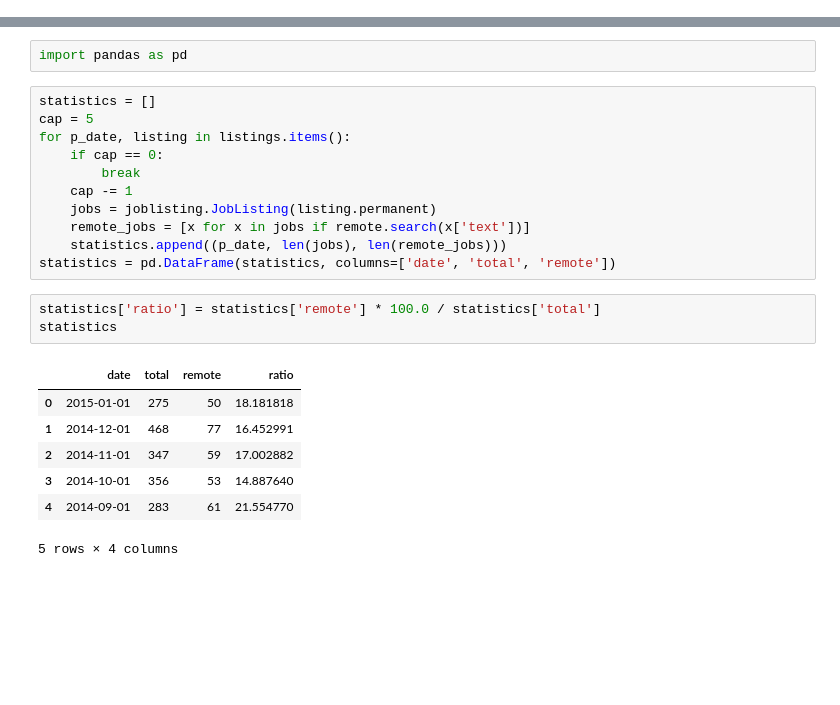
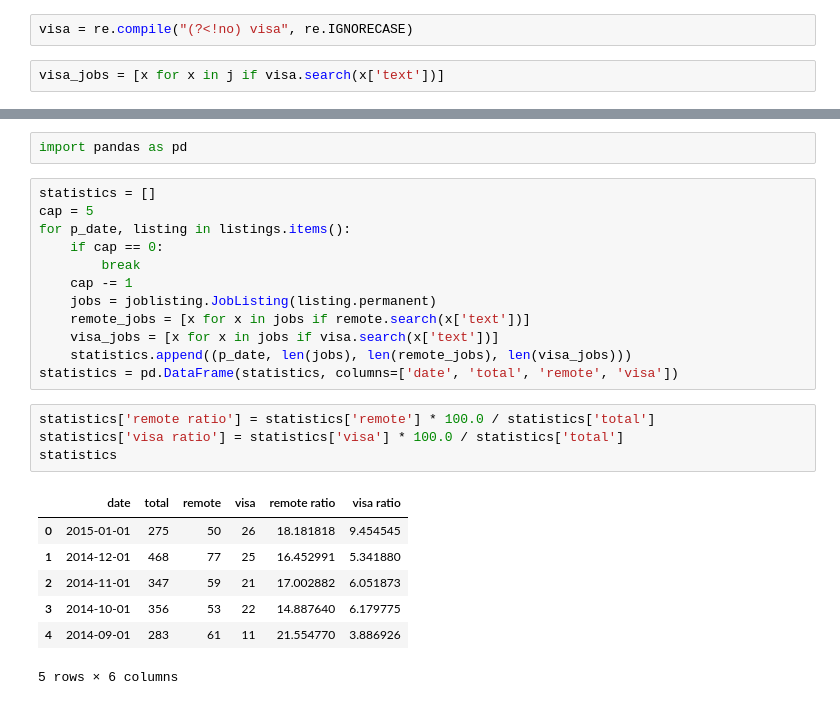
Before and after one commit to ceshine/jobhunt, a Jupyter notebook: Explore Hacker News Who's Hiring.ipynb, the cells around one changed output, grey strips where cells are left out. Saved outputs shown, nothing was run; the diff lists cells and outputs as text; blank space fills up the shorter version.

Commit message:
Search for jobs which provide visa as well

```diff
--- a/Explore Hacker News Who's Hiring.ipynb
+++ b/Explore Hacker News Who's Hiring.ipynb
@@ -36,0 +50,4 @@ print len(j)
+# %%
+visa = re.compile("(?<!no) visa", re.IGNORECASE)
+# %%
+visa_jobs = [x for x in j if visa.search(x['text'])]
@@ -88,16 +138,18 @@ for p_date, listing in listings.items():
     cap -= 1
     jobs = joblisting.JobListing(listing.permanent)
     remote_jobs = [x for x in jobs if remote.search(x['text'])]
-    statistics.append((p_date, len(jobs), len(remote_jobs)))
-statistics = pd.DataFrame(statistics, columns=['date', 'total', 'remote'])
+    visa_jobs = [x for x in jobs if visa.search(x['text'])]
+    statistics.append((p_date, len(jobs), len(remote_jobs), len(visa_jobs)))
+statistics = pd.DataFrame(statistics, columns=['date', 'total', 'remote', 'visa'])
 # %%
-statistics['ratio'] = statistics['remote'] * 100.0 / statistics['total']
+statistics['remote ratio'] = statistics['remote'] * 100.0 / statistics['total']
+statistics['visa ratio'] = statistics['visa'] * 100.0 / statistics['total']
 statistics
 # %% [output]
-|  | date | total | remote | ratio |
-| 0 | 2015-01-01 | 275 | 50 | 18.181818 |
-| 1 | 2014-12-01 | 468 | 77 | 16.452991 |
-| 2 | 2014-11-01 | 347 | 59 | 17.002882 |
-| 3 | 2014-10-01 | 356 | 53 | 14.887640 |
-| 4 | 2014-09-01 | 283 | 61 | 21.554770 |
+|  | date | total | remote | visa | remote ratio | visa ratio |
+| 0 | 2015-01-01 | 275 | 50 | 26 | 18.181818 | 9.454545 |
+| 1 | 2014-12-01 | 468 | 77 | 25 | 16.452991 | 5.341880 |
+| 2 | 2014-11-01 | 347 | 59 | 21 | 17.002882 | 6.051873 |
+| 3 | 2014-10-01 | 356 | 53 | 22 | 14.887640 | 6.179775 |
+| 4 | 2014-09-01 | 283 | 61 | 11 | 21.554770 | 3.886926 |
-5 rows × 4 columns
+5 rows × 6 columns
```
Also changed, not shown: parts of 11 cells of this notebook.
